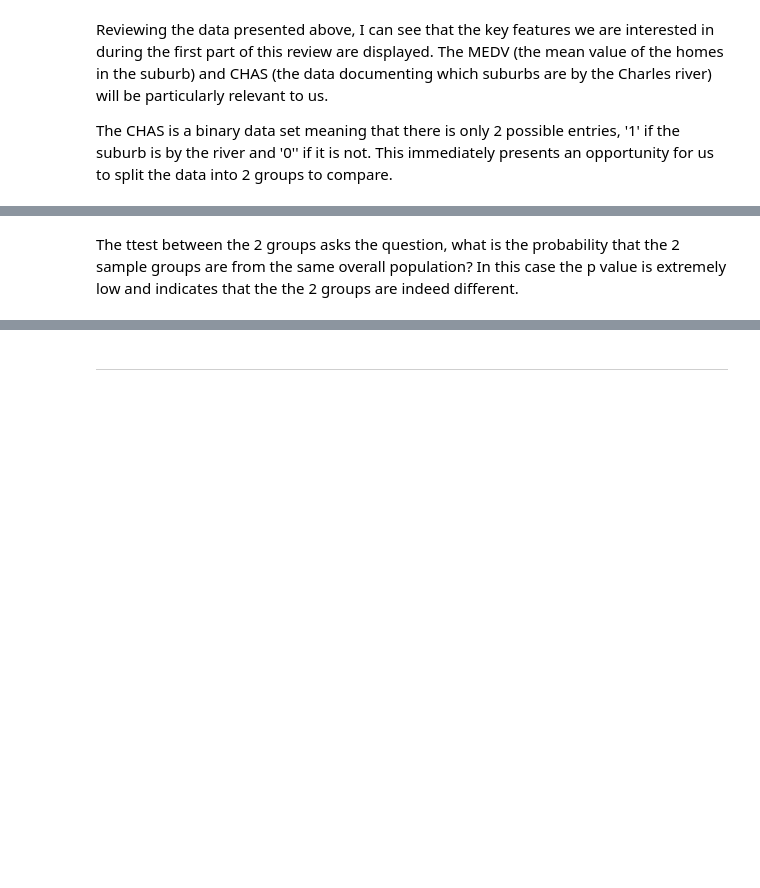
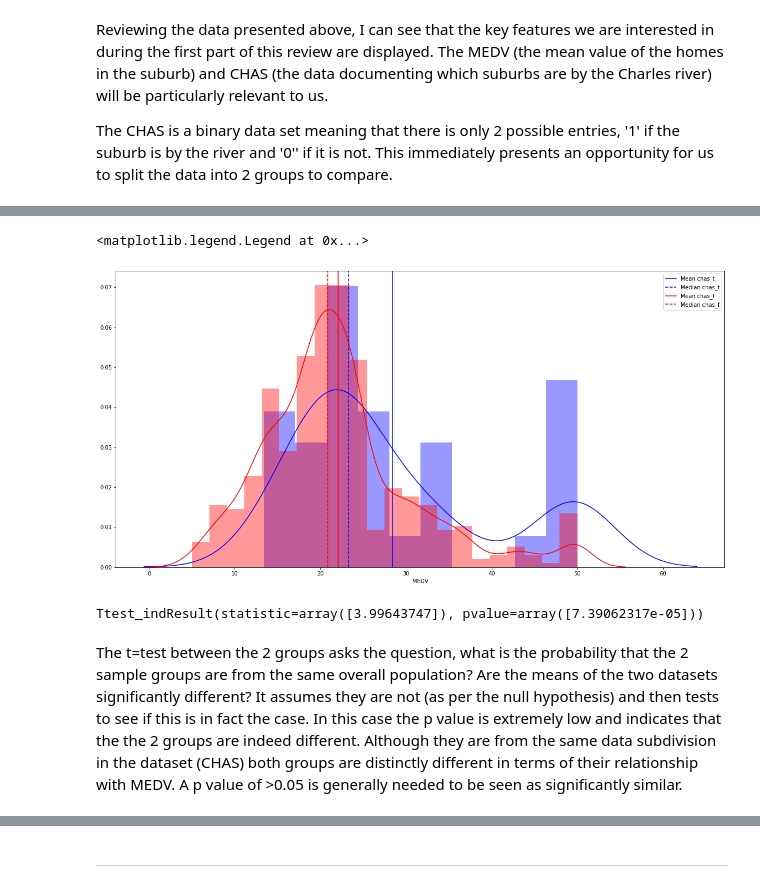
Before and after one commit to eimearbutler7/Sem_4_Machine_Learning_Assessment, a Jupyter notebook: Boston House Prices.ipynb.ipynb, the cells around one changed output, grey strips where cells are left out. Saved outputs shown, nothing was run; the diff lists cells and outputs as text; code cells hidden in the pictures; blank space fills up the shorter version.

```diff
--- a/Boston House Prices.ipynb.ipynb
+++ b/Boston House Prices.ipynb.ipynb
@@ -115,6 +145,17 @@ Reviewing the spread of the average prices(MEDV) across the 2 data sets (beside
 
 Viewing the same data in histograms again shows the difference between the 2 groups.
 # %%
-sns.distplot(chas_t, color='b', axlabel='MEDV', bins=10) # houses close to the river are in blue
-sns.distplot(chas_f, color='r') # houses farther from the river are in red
-#sns.distplot(df['MEDV'], color='k')
+sns.distplot(chas_t, color='b', axlabel='MEDV', bins=10)        # houses close to the river are in blue
+plt.axvline(chas_t['MEDV'].mean(), color='b', linestyle='-')    # add mean and median lines to the plot
+plt.axvline(chas_t['MEDV'].median(), color='b', linestyle='--')
+
+sns.distplot(chas_f, color='r')                                  # houses farther from the river are in red
+plt.axvline(chas_f['MEDV'].mean(), color='r', linestyle='-')
+plt.axvline(chas_f['MEDV'].median(), color='r', linestyle='--')
+
+plt.legend({'Mean chas_t':chas_t['MEDV'].mean(),'Median chas_t':chas_t['MEDV'].median(), 'Mean chas_f':chas_f['MEDV'].mean(),'Median chas_f':chas_f['MEDV'].median()})
+
+#sns.distplot(df['MEDV'], color='y', axlabel='MEDV', bins=10)     # show overall MEDV Histogram/curve
+# %% [output]
+<matplotlib.legend.Legend at 0x...>
+[figure, added]
@@ -123,2 +162,8 @@ ss.ttest_ind(chas_t, chas_f) #source: Machine Learning Lectures, Dr. Ian McLough
+# %%
+# Perform an independant ttest on the 2 groups to again test if they are from the same population
+
+ss.ttest_ind(chas_t, chas_f) #source: Machine Learning Lectures, Dr. Ian McLoughlan 2019 & https://docs.scipy.org/doc/scipy/reference/generated/scipy.stats.ttest_ind.html
+# %% [output]
+Ttest_indResult(statistic=array([3.99643747]), pvalue=array([7.39062317e-05]))
 # %% [markdown]
-The ttest between the 2 groups asks the question, what is the probability that the 2 sample groups are from the same overall population? In this case the p value is extremely low and indicates that the the 2 groups are indeed different.
+The t=test between the 2 groups asks the question, what is the probability that the 2 sample groups are from the same overall population? Are the means of the two datasets significantly different? It assumes they are not (as per the  null hypothesis) and then tests to see if this is in fact the case. In this case the p value is extremely low and indicates that the the 2 groups are indeed different. Although they are from the same data subdivision in the dataset (CHAS) both groups are distinctly different in terms of their relationship with MEDV. A p value of >0.05 is generally needed to be seen as significantly similar.
```
Also changed, not shown: parts of 151 cells of this notebook.
